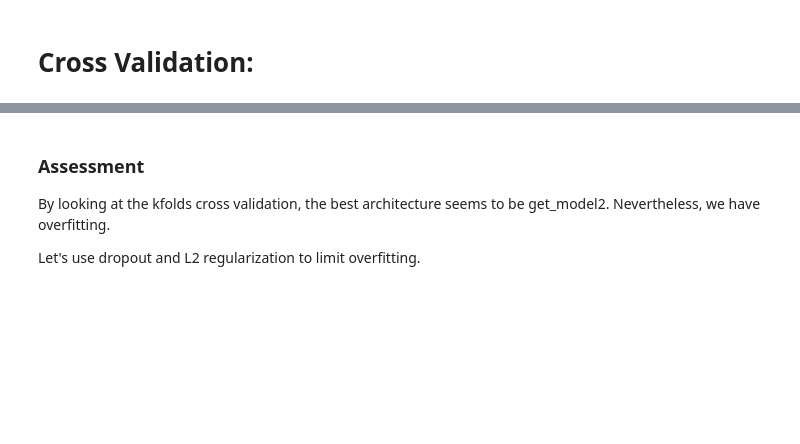
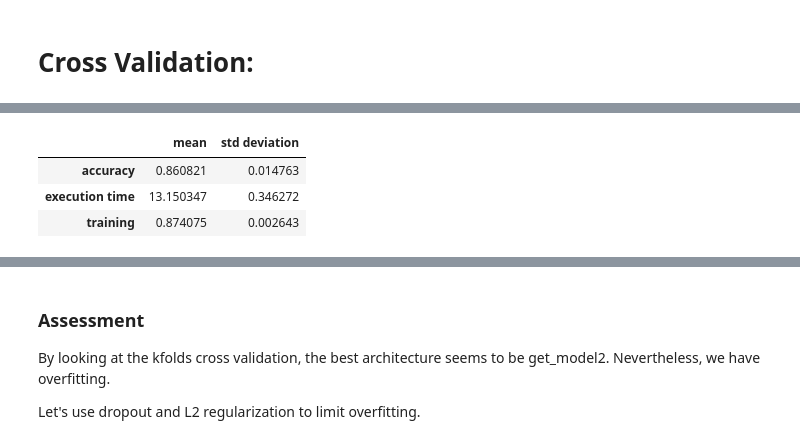
Before and after one commit to maikelps/KOI_ExoplanetClassification, a Jupyter notebook: 3. Multilabel Class (KNN = 5).ipynb, the cells around one changed output, grey strips where cells are left out. Cells and saved outputs as stored; diff of their text form; code cells hidden in the pictures; blank space fills up the shorter version.

```diff
--- a/3. Multilabel Class (KNN = 5).ipynb
+++ b/3. Multilabel Class (KNN = 5).ipynb
@@ -336,4 +352,13 @@ Execution time: 24.369 (1.831)
 Training: 0.874 (0.003)
+# %%
+resultsm=pd.DataFrame(np.array([[mean(results0), std(results0)], [mean(seconds0), std(seconds0)], [mean(training0), std(training0)]]),\
+                   columns=['mean', 'std deviation'], index=['accuracy','execution time','training'])
+resultsm
+# %% [output]
+|  | mean | std deviation |
+| accuracy | 0.860821 | 0.014763 |
+| execution time | 13.150347 | 0.346272 |
+| training | 0.874075 | 0.002643 |
 # %%
 #To load dataset
 X, y = get_dataset()
```
Also changed, not shown: parts of 24 cells of this notebook.
